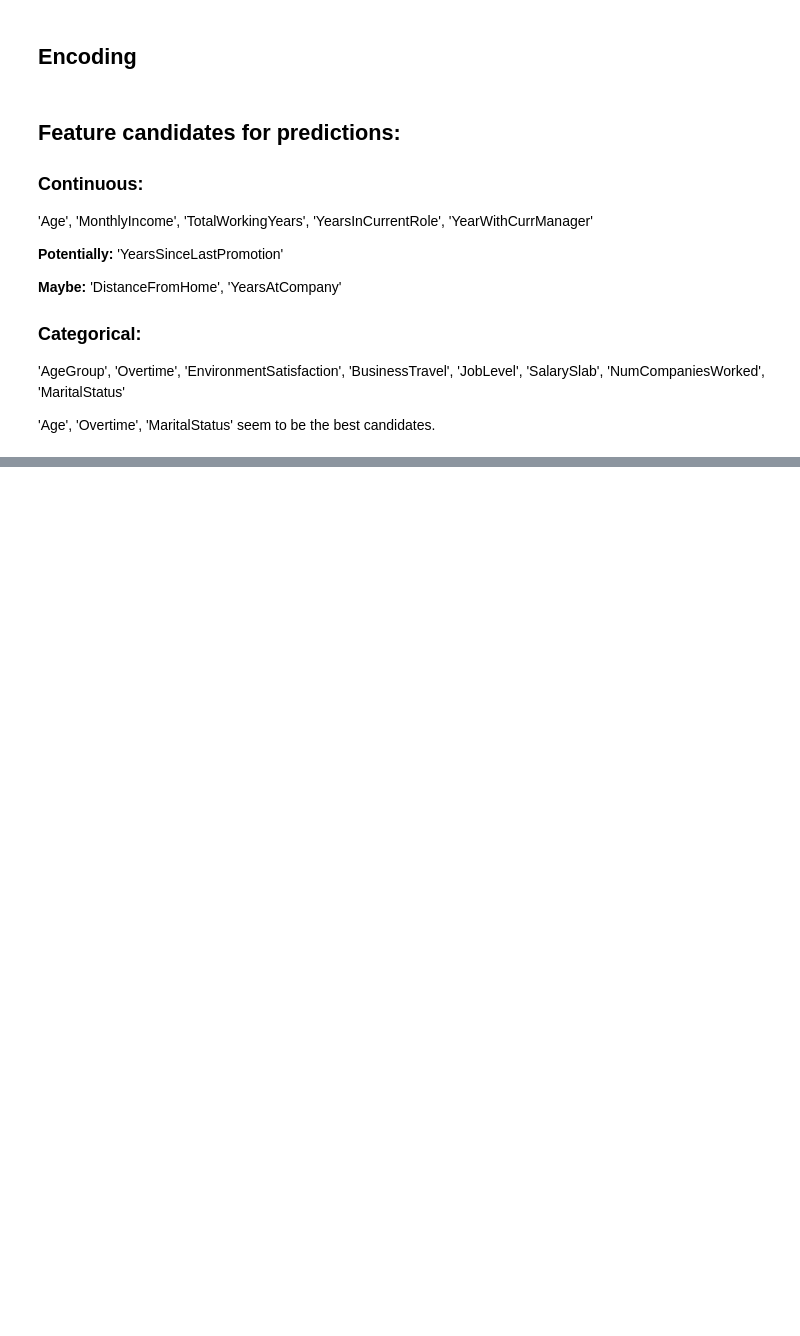
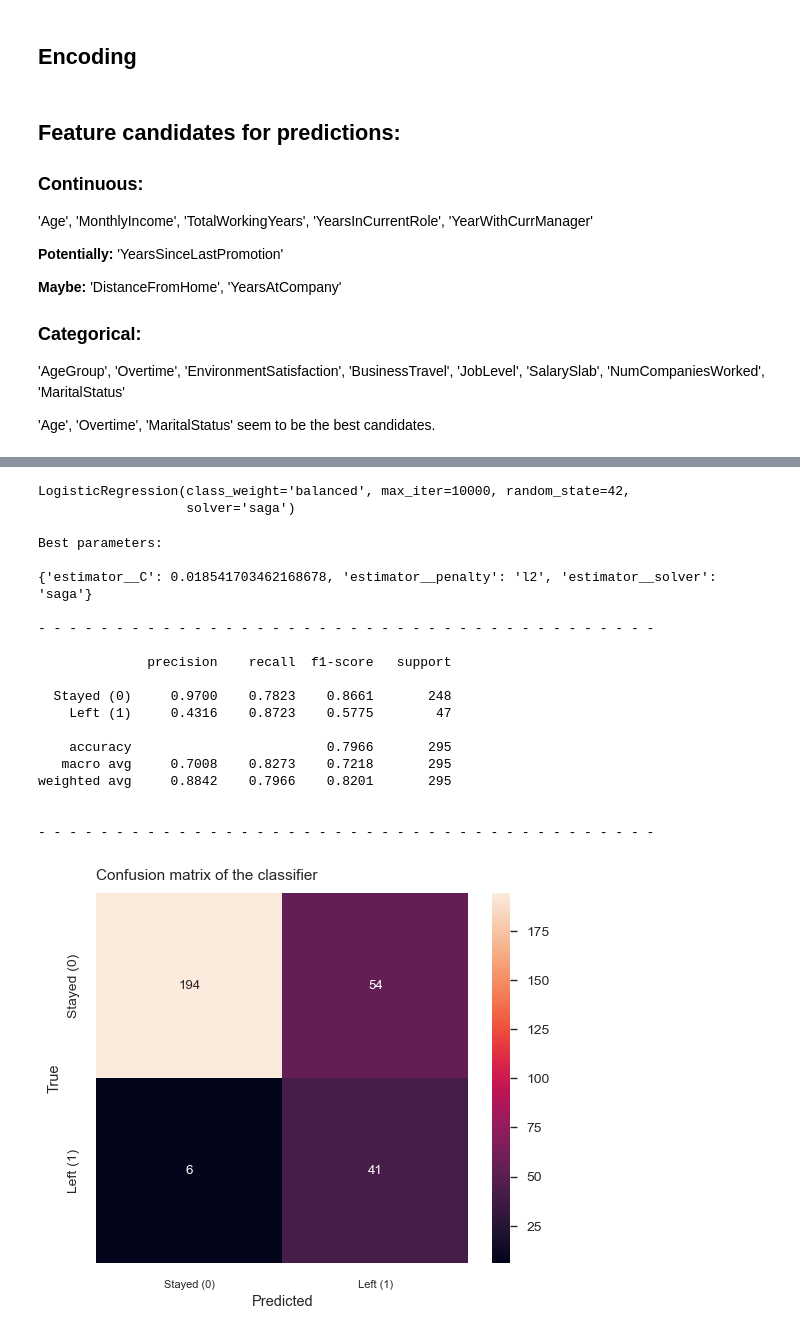
Before and after one commit to christianroden/Portfolinoes, a Jupyter notebook: Notebooks/RF_scratchpad.ipynb, the cells around one changed output, grey strips where cells are left out. Drawn from its saved outputs; the diff is of its cells as text; code cells hidden in the pictures; blank space fills up the shorter version.

```diff
--- a/Notebooks/RF_scratchpad.ipynb
+++ b/Notebooks/RF_scratchpad.ipynb
@@ -90,0 +360,9 @@ df.loc[:,'PerformanceRating'] = df.loc[:,'PerformanceRating'].replace({3: 0, 4:
+# %%
+model_name = 'Logistic Regression'
+log = LogisticRegression(solver='saga',
+                         class_weight='balanced',
+                         max_iter=int(1e4),
+                         random_state=random_seed)
+
+# check:
+# solver='liblinear'
@@ -90,0 +384,11 @@ df.loc[:,'PerformanceRating'] = df.loc[:,'PerformanceRating'].replace({3: 0, 4:
+# %%
+search_space = {'estimator__C': np.geomspace(start=0.0185, stop=0.0189, num=20, dtype='float'),
+                'estimator__penalty': ['l1', 'l2'],  # l1 - lasso; l2 - ridge
+                'estimator__solver': ['saga', 'liblinear']
+                #'selector__percentile': [90]
+                #'prepper__numpipe__imputer__strategy': ['mean', 'median']
+               }
+# start=0.0723, stop=0.0725
+# start=0.08, stop=0.085
+# np.geomspace(start=0.0041, stop=0.00416, num=20, dtype='float')  # best for 'saga'
+# np.geomspace(start=0.21, stop=0.3, num=20, dtype='float')  # beginning of tunning of 'liblinear' 0.001 1000
@@ -90,0 +434,46 @@ df.loc[:,'PerformanceRating'] = df.loc[:,'PerformanceRating'].replace({3: 0, 4:
+# %%
+labels = ['Stayed (0)', 'Left (1)']
+
+# - - - - - - - - - - - - - - - - - - - - - - - - - - - - - - - -
+# classification report
+
+display(log)
+print('Best parameters:\n\n{}'.format(pipe_log.best_params_))
+f_divline()
+print(classification_report(ytest, ypred, target_names=labels, digits=4))
+f_divline()
+
+# - - - - - - - - - - - - - - - - - - - - - - - - - - - - - - - -
+# confusion matrix
+
+plt.subplots(figsize=(6,4.8))
+
+confusion_matrix_base = confusion_matrix(ytest, ypred)
+conf_plot = sns.heatmap(confusion_matrix_base, annot=True, fmt='d')
+
+plt.title('Confusion matrix of the classifier')
+conf_plot.set_xticklabels(labels)
+conf_plot.set_yticklabels(labels)
+plt.xlabel('Predicted')
+plt.ylabel('True');
+# %% [output]
+LogisticRegression(class_weight='balanced', max_iter=10000, random_state=42,
+                   solver='saga')
+Best parameters:
+
+{'estimator__C': 0.018541703462168678, 'estimator__penalty': 'l2', 'estimator__solver': 'saga'}
+
+- - - - - - - - - - - - - - - - - - - - - - - - - - - - - - - - - - - - - - - -
+
+              precision    recall  f1-score   support
+
+  Stayed (0)     0.9700    0.7823    0.8661       248
+    Left (1)     0.4316    0.8723    0.5775        47
+
+    accuracy                         0.7966       295
+   macro avg     0.7008    0.8273    0.7218       295
+weighted avg     0.8842    0.7966    0.8201       295
+
+
+- - - - - - - - - - - - - - - - - - - - - - - - - - - - - - - - - - - - - - - -
+[figure, added]
```
Also changed, not shown: parts of 33 cells of this notebook.
